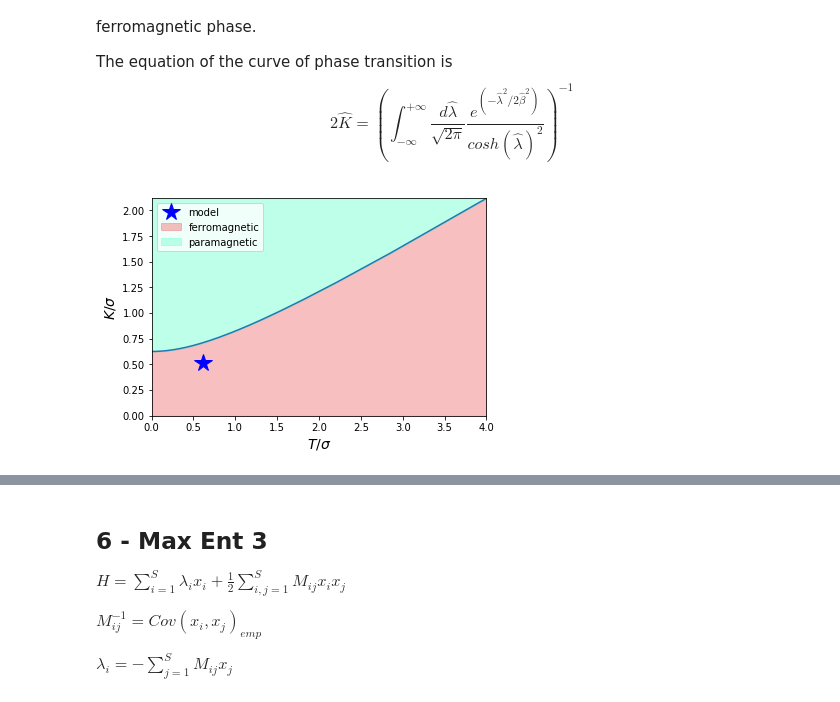
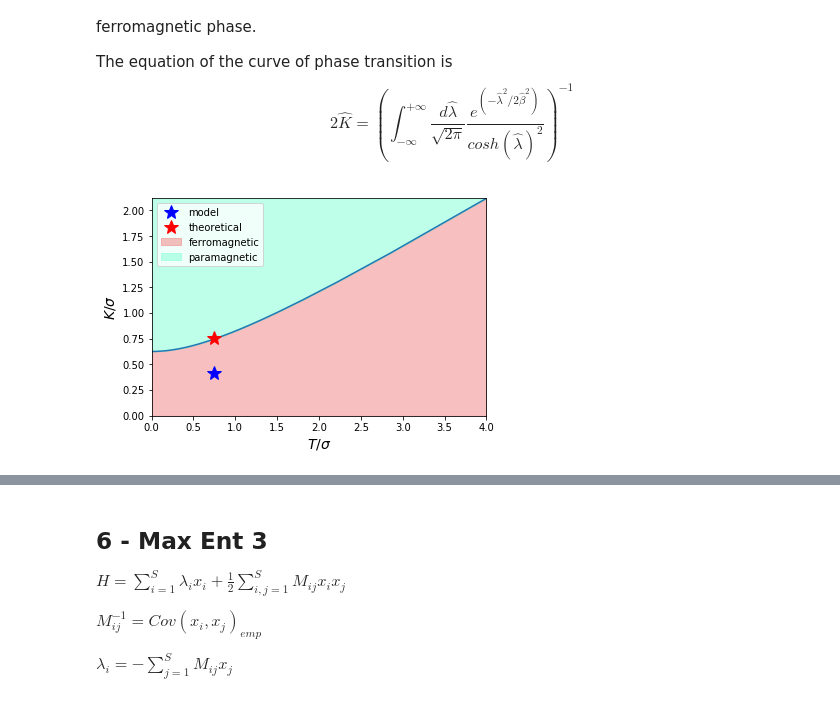
Before and after one commit to mango915/Forests, a Jupyter notebook: Forest.ipynb, the cells around one changed output, grey strips where cells are left out. Saved outputs shown, nothing was run; the diff lists cells and outputs as text; code cells hidden in the pictures.

```diff
--- a/Forest.ipynb
+++ b/Forest.ipynb
@@ -318,36 +244,33 @@ def compute_dE(old, lagrange_multipliers, flipped_index, Spm):
 # %%
 # Hyperparameters
 
-# and the number of iterations
-max_iter = 1000
+# number of iterations
+max_iter = 300
 
-#suppression = np.arange(1,max_iter+1)
-# the learning rate
+# learning rate
 eta = 0.1
 
-#lagrange_multipliers = np.concatenate((np.array([K]), sp_l_i))
 lagrange_multipliers = np.random.randn(300)
-print("Theorical K: ", K)
 exp_constraints = np.concatenate((C_0_over_S[np.newaxis], m_i))
 print(lagrange_multipliers[0]*exp_constraints[0])
 mean_sq_loss = np.zeros(max_iter) # gradient square sum
 Ks = np.zeros(max_iter)
+lambdas_mean = np.zeros(max_iter)
 m = 0; s=0
-#last_config = np.random.choice([+1,-1], size = 299)
 
 from tqdm import tnrange
 for i in tnrange(max_iter):
-    #configs = METRO(lagrange_multipliers, last_config)
-    configs = METRO(lagrange_multipliers)
-    #last_config = configs[-1]
+    configs = METRO(lagrange_multipliers, M=1e6, N=5000)
     g = gradient(configs, exp_constraints)
     print("First component of g:", g[0])
     m, s, update = adam(g, m, s)
     print("First component of adams:", update[0])
     lagrange_multipliers = lagrange_multipliers - eta*update
+    eta = eta*0.99
     Ks[i] = lagrange_multipliers[0]
+    lambdas_mean[i] = lagrange_multipliers[1:].mean()
     print("K : ", Ks[i])
     mean_sq_loss[i] = np.power(g,2).sum()
-    print("Squared gradient: ", mean_sq_loss[i])
+    print("Squared gradient: ", mean_sq_loss[i], '\n')
     #break
 # %% [output]
@@ -405,0 +327,22 @@ adam eta = 0.1 1000 iterazioni abbastanza buoni entrambi (loss sotto i 100, k on
+# %%
+def p_tanh_c(h, K, c, sigma):
+    return 1/np.sqrt(2*np.pi*sigma**2)*np.exp(-0.5*h**2/sigma**2)*np.tanh(2*K*c + h)
+
+def c_minus_c(K, c, sigma):
+    I = integrate.quad(func = p_tanh_c, a = -np.inf, b = np.inf, args = (K, c, sigma))[0]
+    return c - I
+
+def self_c(K, c, sigma):
+    I = integrate.quad(func = p_tanh_c, a = -np.inf, b = np.inf, args = (K, c, sigma))[0]
+    return I
+# %%
+from scipy import optimize
+import scipy.integrate as integrate
+# <(S+ - S-)^2>/S^2
+c = np.sqrt(C_0_over_S/S)
+print("C : %.2f"%c)
+# standard deviation of the lambdas
+sigma = lagrange_multipliers[1:].std()
+print("Compatibility with zero: %.2f"%(np.abs(lagrange_multipliers[1:].mean())/sigma))
+K_th = optimize.newton(c_minus_c, 0.3, args = (c, sigma))
+print("Theoretical estimate of K: %.2f"%K_th)
@@ -430,16 +452,17 @@ T_hats = 1./beta_hats
 # %%
 plt.plot(T_hats, K_hats)
 ceiling = np.full(len(K_hats), K_hats.max())
 plt.fill_between(T_hats, 0, K_hats, color = 'lightcoral' , alpha = 0.5, label = "ferromagnetic")
 plt.fill_between(T_hats, K_hats, ceiling, color = 'aquamarine', alpha = 0.5, label = "paramagnetic")
 plt.xlim(0,4)
 plt.ylim(0,K_hats.max())
 
 sigma = lagrange_multipliers[1:].std()
-plt.plot(1/sigma, Ks[-10:].mean()/sigma, 'b*', markersize = 18, label = "model" )
+plt.plot(1/sigma, Ks[-10:].mean()/sigma, 'b*', markersize = 14, label = "model" )
+plt.plot(1/sigma, K_th/sigma, 'r*', markersize = 14, label = "theoretical" )
 plt.xlabel(r'$T/\sigma$', fontsize = 14)
 plt.ylabel(r'$K/ \sigma$', fontsize = 14)
 plt.legend()
 plt.show()
 # %% [output]
-[figure, old version]
+[figure, new version]
```
Also changed, not shown: parts of 27 cells of this notebook.
